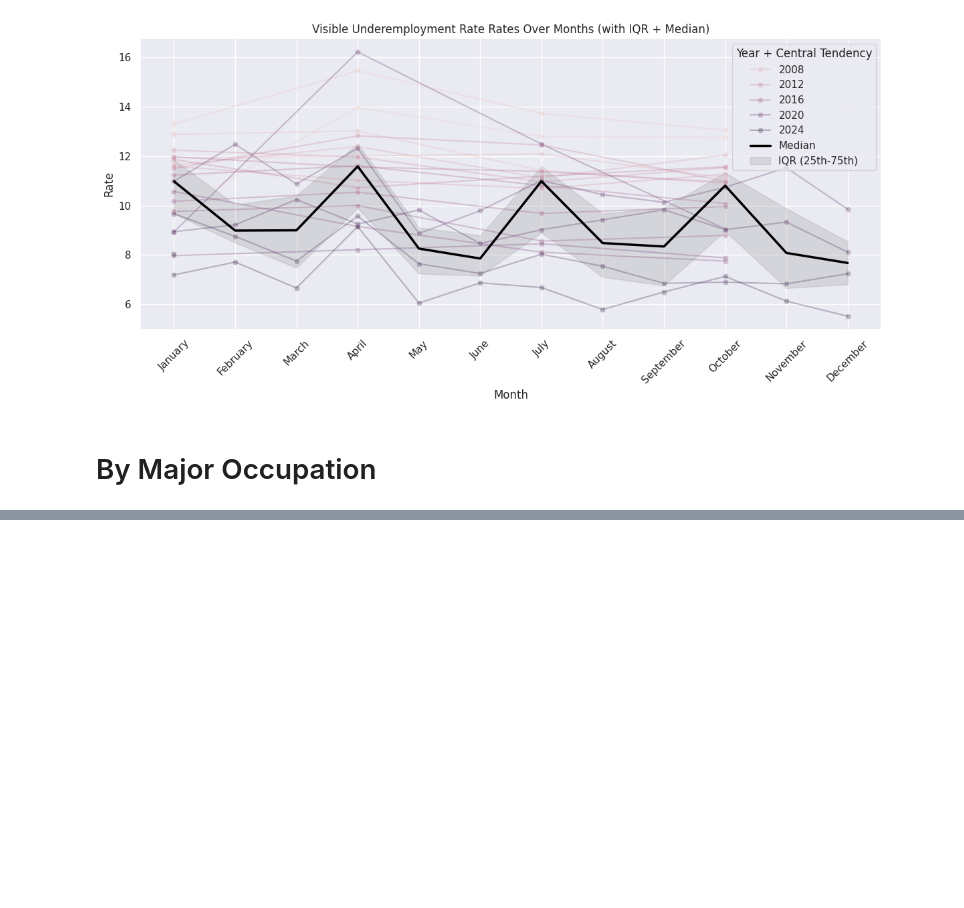
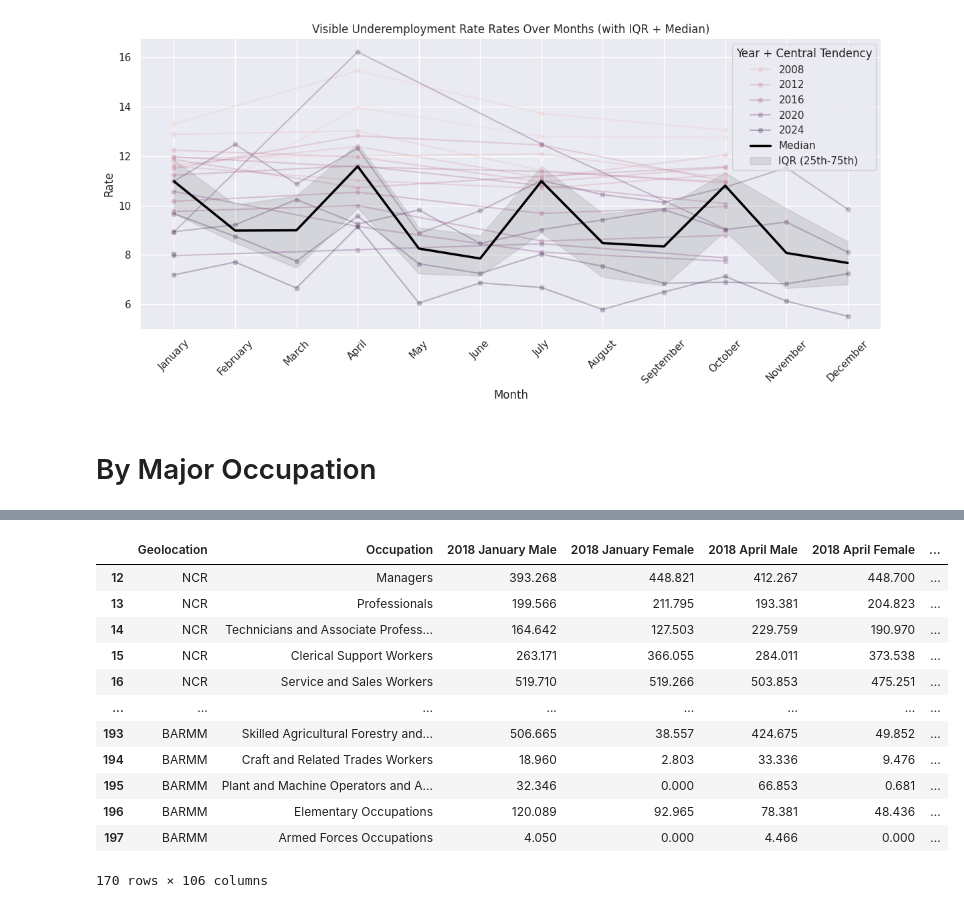
Before and after one commit to glamosky/labor-and-employment, a Jupyter notebook: labor and employment.ipynb, the cells around one changed output, grey strips where cells are left out. Cells and saved outputs as stored; diff of their text form; code cells hidden in the pictures; blank space fills up the shorter version.

```diff
--- a/labor and employment.ipynb
+++ b/labor and employment.ipynb
@@ -366,3 +368,7 @@ plot_rates_with_iqr(employment)
 # By Major Occupation
 # %%
 url = "https://raw.githubusercontent.com/glamosky/labor-and-employment/refs/heads/main/by%20occupation.csv"
+# %%
+occupation = pd.read_csv(url, skiprows=1)
+
+occupation
@@ -368,0 +389,20 @@ url = "https://raw.githubusercontent.com/glamosky/labor-and-employment/refs/head
+# %%
+occupation = occupation.rename(columns = {'Major Occupation':'Occupation'})
+# %%
+occupation = occupation[(occupation.Geolocation != "PHILIPPINES") & (occupation.Occupation != "Total")]
+
+occupation
+# %% [output]
+|  | Geolocation | Occupation | 2018 January Male | 2018 January Female | 2018 April Male | 2018 April Female | ... |
+| 12 | NCR | Managers | 393.268 | 448.821 | 412.267 | 448.700 | ... |
+| 13 | NCR | Professionals | 199.566 | 211.795 | 193.381 | 204.823 | ... |
+| 14 | NCR | Technicians and Associate Profess... | 164.642 | 127.503 | 229.759 | 190.970 | ... |
+| 15 | NCR | Clerical Support Workers | 263.171 | 366.055 | 284.011 | 373.538 | ... |
+| 16 | NCR | Service and Sales Workers | 519.710 | 519.266 | 503.853 | 475.251 | ... |
+| ... | ... | ... | ... | ... | ... | ... | ... |
+| 193 | BARMM | Skilled Agricultural Forestry and... | 506.665 | 38.557 | 424.675 | 49.852 | ... |
+| 194 | BARMM | Craft and Related Trades Workers | 18.960 | 2.803 | 33.336 | 9.476 | ... |
+| 195 | BARMM | Plant and Machine Operators and A... | 32.346 | 0.000 | 66.853 | 0.681 | ... |
+| 196 | BARMM | Elementary Occupations | 120.089 | 92.965 | 78.381 | 48.436 | ... |
+| 197 | BARMM | Armed Forces Occupations | 4.050 | 0.000 | 4.466 | 0.000 | ... |
+170 rows × 106 columns
```
Also changed, not shown: parts of 8 cells of this notebook.
